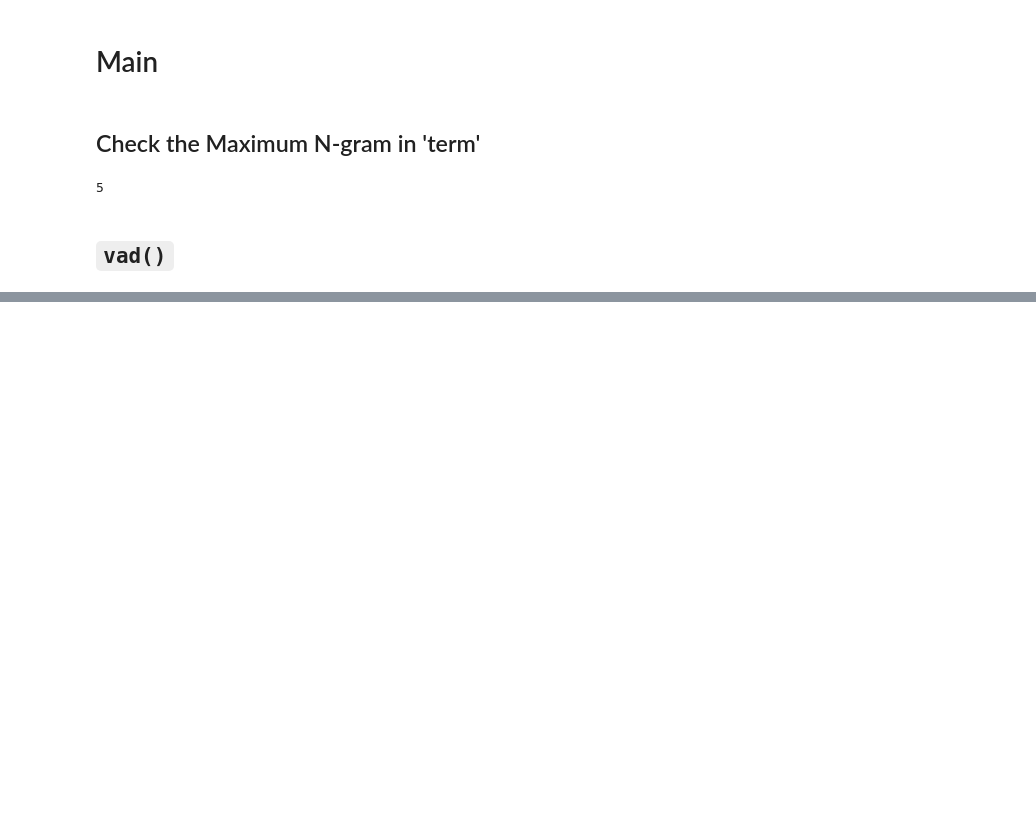
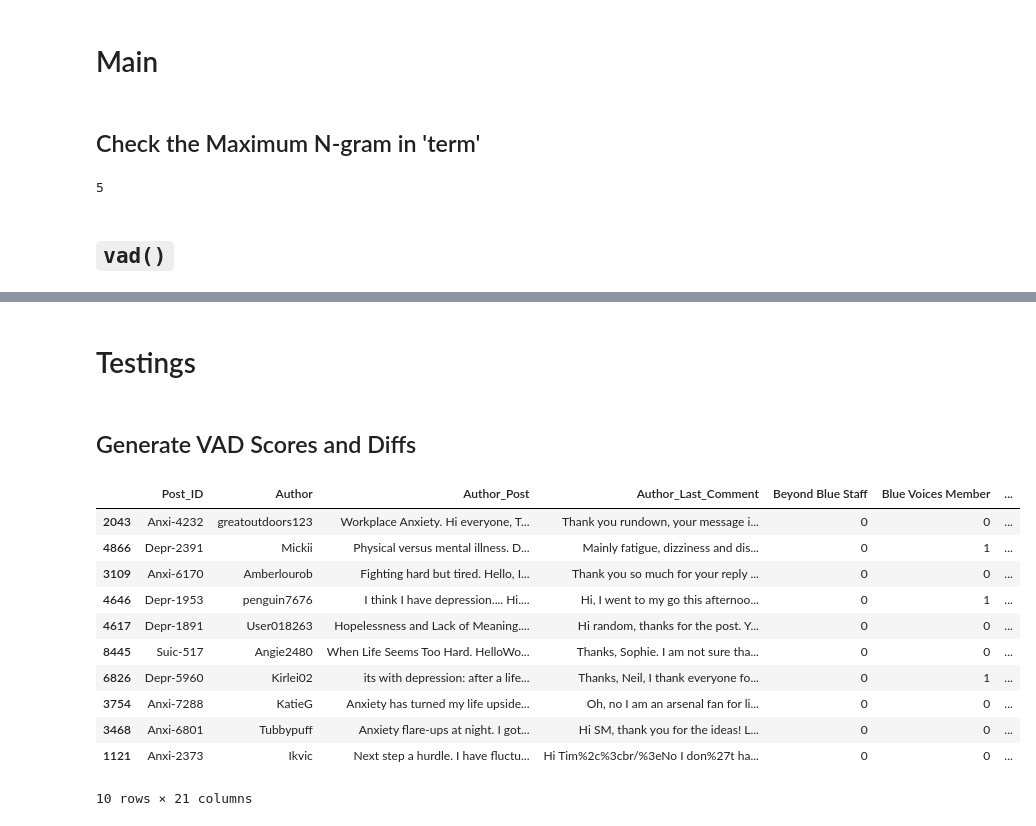
Before and after one commit to PutraAryotama/research_project, a Jupyter notebook: mental_health_severity.ipynb, the cells around one changed output, grey strips where cells are left out. Drawn from its saved outputs; the diff is of its cells as text; code cells hidden in the pictures; blank space fills up the shorter version.

Commit message:
finisihed generating mentalh_health_severity_v2

```diff
--- a/mental_health_severity.ipynb
+++ b/mental_health_severity.ipynb
@@ -202,14 +219,14 @@ def vad(
     avg_arousal = sum(arousal_scores) / len(arousal_scores) if arousal_scores else None
     avg_dominance = sum(dominance_scores) / len(dominance_scores) if dominance_scores else None
 
-    # return {
-    #     'valence': avg_valence,
-    #     'arousal': avg_arousal,
-    #     'dominance': avg_dominance
-    # }{
-    return{
-        'valence': valence_scores,
-        'arousal': arousal_scores,
-        'dominance': dominance_scores,
-        'matched_ngrams': matched_ngrams
+    return {
+        'valence': avg_valence,
+        'arousal': avg_arousal,
+        'dominance': avg_dominance
     }
+    # return{
+    #     'valence': valence_scores,
+    #     'arousal': arousal_scores,
+    #     'dominance': dominance_scores,
+    #     'matched_ngrams': matched_ngrams
+    # }
@@ -248,0 +237,9 @@ len(vad(text)["valence"])
+# %%
+# add VAD scores to mental_health_severity_table
+mental_health_severity_table[['Post_Valence', 'Post_Arousal', 'Post_Dominance']] = mental_health_severity_table['Author_Post'].progress_apply(lambda x: pd.Series(vad(x)))
+mental_health_severity_table[['Comment_Valence', 'Comment_Arousal', 'Comment_Dominance']] = mental_health_severity_table['Author_Last_Comment'].progress_apply(lambda x: pd.Series(vad(x)))
+# add VAD scores diff between post and comment
+mental_health_severity_table['Valence_Diff'] = mental_health_severity_table['Comment_Valence'] - mental_health_severity_table['Post_Valence']
+mental_health_severity_table['Arousal_Diff'] = mental_health_severity_table['Comment_Arousal'] - mental_health_severity_table['Post_Arousal']
+mental_health_severity_table['Dominance_Diff'] = mental_health_severity_table['Comment_Dominance'] - mental_health_severity_table['Post_Dominance']
+mental_health_severity_table.head()
@@ -248,0 +278,27 @@ len(vad(text)["valence"])
+# %% [markdown]
+# Testings
+# %% [markdown]
+## Generate VAD Scores and Diffs
+# %%
+sample_mental_health_severity_table = mental_health_severity_table.sample(10).copy()
+# add VAD scores to mental_health_severity_table
+sample_mental_health_severity_table[['Post_Valence', 'Post_Arousal', 'Post_Dominance']] = sample_mental_health_severity_table['Author_Post'].apply(lambda x: pd.Series(vad(x)))
+sample_mental_health_severity_table[['Comment_Valence', 'Comment_Arousal', 'Comment_Dominance']] = sample_mental_health_severity_table['Author_Last_Comment'].apply(lambda x: pd.Series(vad(x)))
+# add VAD scores diff between post and comment
+sample_mental_health_severity_table['Valence_Diff'] = sample_mental_health_severity_table['Comment_Valence'] - sample_mental_health_severity_table['Post_Valence']
+sample_mental_health_severity_table['Arousal_Diff'] = sample_mental_health_severity_table['Comment_Arousal'] - sample_mental_health_severity_table['Post_Arousal']
+sample_mental_health_severity_table['Dominance_Diff'] = sample_mental_health_severity_table['Comment_Dominance'] - sample_mental_health_severity_table['Post_Dominance']
+sample_mental_health_severity_table
+# %% [output]
+|  | Post_ID | Author | Author_Post | Author_Last_Comment | Beyond Blue Staff | Blue Voices Member | ... |
+| 2043 | Anxi-4232 | greatoutdoors123 | Workplace Anxiety. Hi everyone, T... | Thank you rundown, your message i... | 0 | 0 | ... |
+| 4866 | Depr-2391 | Mickii | Physical versus mental illness. D... | Mainly fatigue, dizziness and dis... | 0 | 1 | ... |
+| 3109 | Anxi-6170 | Amberlourob | Fighting hard but tired. Hello, I... | Thank you so much for your reply ... | 0 | 0 | ... |
+| 4646 | Depr-1953 | penguin7676 | I think I have depression.... Hi.... | Hi, I went to my go this afternoo... | 0 | 1 | ... |
+| 4617 | Depr-1891 | User018263 | Hopelessness and Lack of Meaning.... | Hi random, thanks for the post. Y... | 0 | 0 | ... |
+| 8445 | Suic-517 | Angie2480 | When Life Seems Too Hard. HelloWo... | Thanks, Sophie. I am not sure tha... | 0 | 0 | ... |
+| 6826 | Depr-5960 | Kirlei02 | its with depression: after a life... | Thanks, Neil, I thank everyone fo... | 0 | 1 | ... |
+| 3754 | Anxi-7288 | KatieG | Anxiety has turned my life upside... | Oh, no I am an arsenal fan for li... | 0 | 0 | ... |
+| 3468 | Anxi-6801 | Tubbypuff | Anxiety flare-ups at night. I got... | Hi SM, thank you for the ideas! L... | 0 | 0 | ... |
+| 1121 | Anxi-2373 | Ikvic | Next step a hurdle. I have fluctu... | Hi Tim%2c%3cbr/%3eNo I don%27t ha... | 0 | 0 | ... |
+10 rows × 21 columns
```
Also changed, not shown: parts of 16 cells of this notebook, 1 other file.
